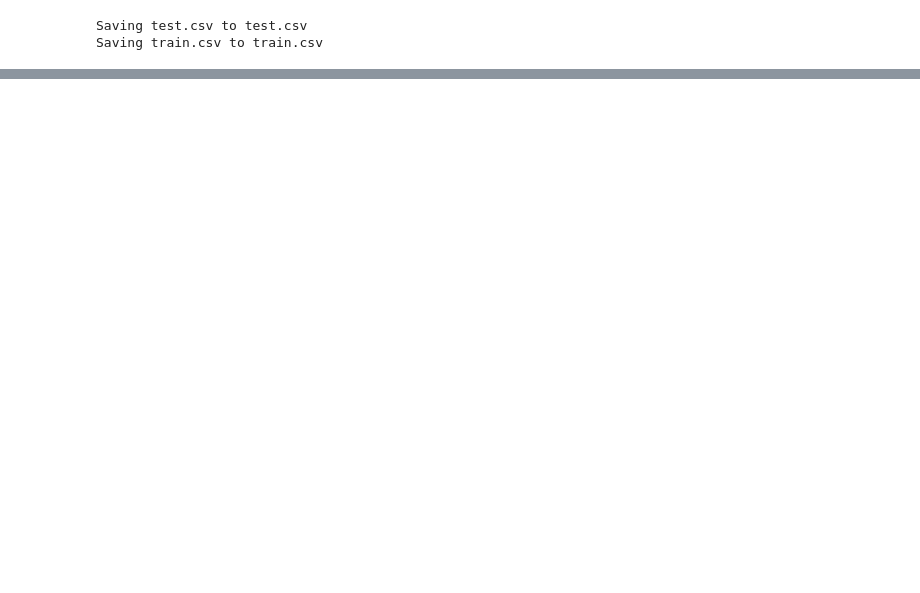
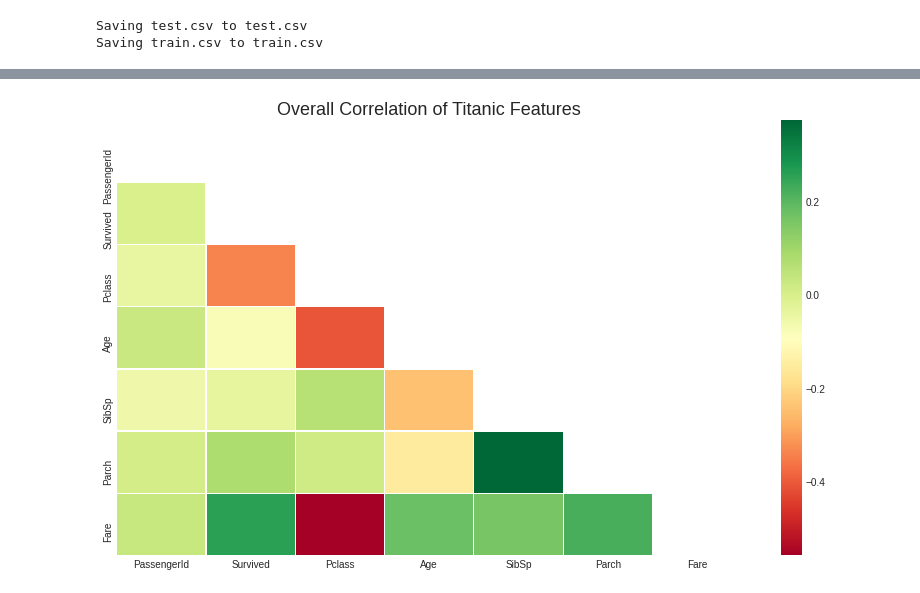
Before and after one commit to Clary0122/Titanic_challenge, a Jupyter notebook: 타이타닉_캐글.ipynb, the cells around one changed output, grey strips where cells are left out. Cells and saved outputs as stored; diff of their text form; code cells hidden in the pictures; blank space fills up the shorter version.

```diff
--- a/타이타닉_캐글.ipynb
+++ b/타이타닉_캐글.ipynb
@@ -53,0 +280,14 @@ train = pd.read_csv(io.BytesIO(uploaded['train.csv']))
+# %%
+# 병합 준비
+ntrain = train.shape[0]
+ntest = test.shape[0]
+
+# 아래는 따로 잘 모셔 둡니다.
+y_train = train['Survived'].values
+passId = test['PassengerId']
+
+# 병함 파일 만들기
+data = pd.concat((train, test))
+
+# 데이터 행과 열의 크기는
+print("data size is: {}".format(data.shape))
@@ -55,0 +518,15 @@ data
+# %%
+# Co-relation 매트릭스
+corr = data.corr()
+# 마스크 셋업
+mask = np.zeros_like(corr, dtype=np.bool)
+mask[np.triu_indices_from(mask)] = True  # triu : 오른쪽 위의 삼각형
+# 그래프 셋업
+plt.figure(figsize=(14, 8))
+# 그래프 타이틀
+plt.title('Overall Correlation of Titanic Features', fontsize=18)
+#  Co-relation 매트릭스 런칭
+sns.heatmap(corr, mask=mask, annot=False,cmap='RdYlGn', linewidths=0.2, annot_kws={'size':20})  # annot : 그래프 내에 수치를 넣는 항목
+plt.show()
+# %% [output]
+[figure, added]
```
Also changed, not shown: parts of 186 cells of this notebook.
